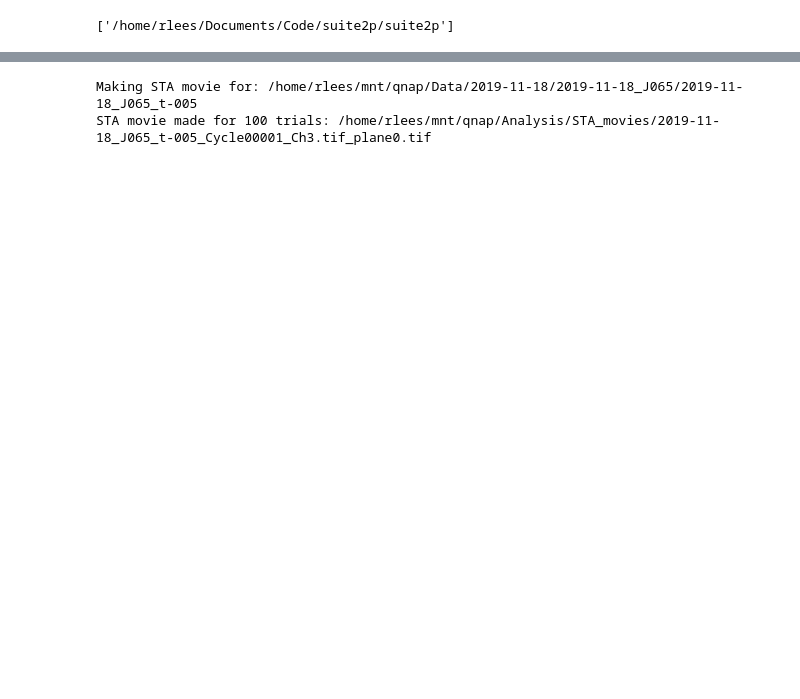
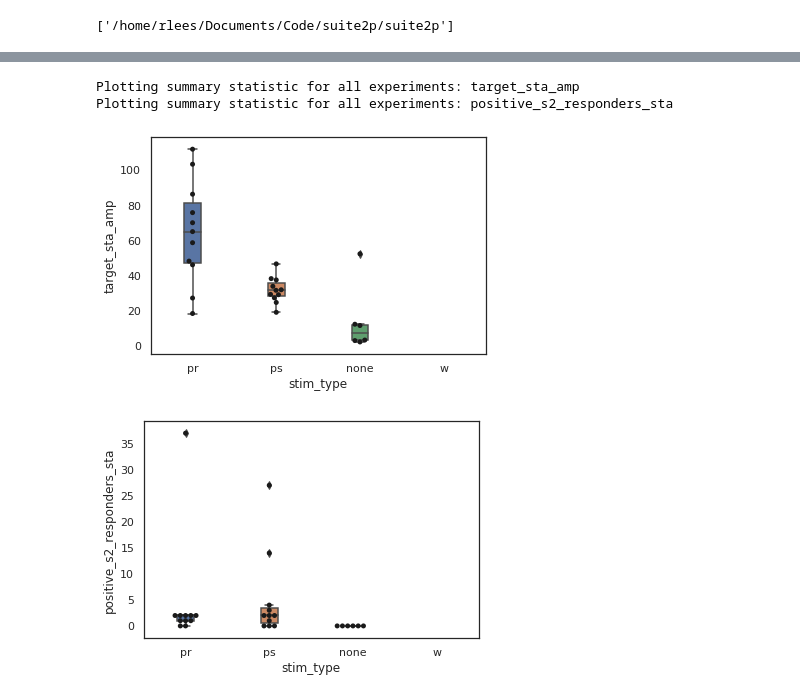
Before and after one commit to Packer-Lab/Vape, a Jupyter notebook: jupyter/rob/interareal_analysis.ipynb, the cells around one changed output, grey strips where cells are left out. Cells and saved outputs as stored; diff of their text form; code cells hidden in the pictures; blank space fills up the shorter version.

```diff
--- a/jupyter/rob/interareal_analysis.ipynb
+++ b/jupyter/rob/interareal_analysis.ipynb
@@ -59,13 +62,13 @@ STA movie save path: /home/rlees/mnt/qnap/Analysis/STA_movies
 
 ss_id = '1PgSXs6BVHe9dACWEydykucN74rirNfOY4Vr_AmLcCdY'
 sheet_names = [
-#                '2019-06-11_J048',
-#                '2019-06-13_J052',
-#                '2019-06-25_RL048',
-#                '2019-07-15_RL052',
-#                '2019-08-14_J058',
-#                '2019-08-14_J059',
-#                '2019-08-15_RL055',
+               '2019-06-11_J048',
+               '2019-06-13_J052',
+               '2019-06-25_RL048',
+               '2019-07-15_RL052',
+               '2019-08-14_J058',
+               '2019-08-14_J059',
+               '2019-08-15_RL055',
                '2019-11-14_J061',
                '2019-11-14_J063',
                '2019-11-15_J064',
@@ -77,16 +80,16 @@ for sheet_name in sheet_names:
     # Initialise the class
     exp_obj = iac.experimentInfo(ss_id, sheet_name, qnap_data_path)
 
-    # Run s2p on this experiment (if not already done)
+#     # Run s2p on this experiment (if not already done)
 #     exp_obj.s2pRun()
 
     # Get the range of frames that are attributed to each experiment (from the concatenated t-series)
     exp_obj.getFrameRanges()
 
     # Process the s2p data (after manual curation)
-    exp_obj.photostim_r.s2pProcessing()
-    exp_obj.photostim_s.s2pProcessing()
-    exp_obj.whisker_stim.s2pProcessing()
+    exp_obj.photostim_r.s2pProcessing(s2_borders_path)
+    exp_obj.photostim_s.s2pProcessing(s2_borders_path)
+    exp_obj.whisker_stim.s2pProcessing(s2_borders_path)
 
     # Add sham photostim metadata
     exp_obj.spont.stim_start_frames = exp_obj.photostim_r.stim_start_frames
@@ -99,8 +102,10 @@ for sheet_name in sheet_names:
     exp_obj.spont.n_groups = exp_obj.photostim_r.n_groups
     exp_obj.spont.n_trials = exp_obj.photostim_r.n_trials
     exp_obj.spont.inter_point_delay = exp_obj.photostim_r.inter_point_delay
+    exp_obj.spont.targeted_cells = exp_obj.photostim_r.targeted_cells
+    exp_obj.spont.n_targets = exp_obj.photostim_r.n_targets
 
-    exp_obj.spont.s2pProcessing()
+    exp_obj.spont.s2pProcessing(s2_borders_path)
 
     # Pickle the object output to save it for analysis
     pkl_path = os.path.join(pkl_folder, sheet_name + '.pkl')
@@ -206,40 +232,48 @@ vars(master_obj)
 # %%
 # Plot summary statistics and other analytics
 
 with open(master_path, 'rb') as f:
     master_obj = pickle.load(f)
 
-#Plot mean STA dFF amplitude across all cells in group
+# Plot probability of response on whisker trials for 'ps' and 'pr' target responders
+# master_obj.plotWhiskerBias()
+
+# Plot mean STA dFF amplitude across all cells in group
 master_obj.boxplotSummaryStat('target_sta_amp')
 # plt.savefig(os.path.join(fig_save_path, 'target_sta_amp.svg'))
 # master_obj.boxplotSummaryStat('non_target_sta_amp')
 # master_obj.boxplotSummaryStat('s2_sta_amp')
 master_obj.boxplotSummaryStat('positive_s2_responders_sta')
 # plt.savefig(os.path.join(fig_save_path, 'positive_s2_responders_sta.svg'))
 
 # Plot mean STA dFF trace across all cells in group
-master_obj.lineplotSTA('target_sta')
+# master_obj.lineplotSTA('target_sta')
 # plt.savefig(os.path.join(fig_save_path, 'target_sta.svg'))
 # master_obj.lineplotSTA('non_target_sta')
 # master_obj.lineplotSTA('s2_sta')
 
 # Plot probability of response for each stim separately for each animal
-master_obj.boxplotProbResponse(to_mask='s1_cells')
-plt.savefig(os.path.join(fig_save_path, 'prob_response_boxplot.svg'))
+# master_obj.boxplotProbResponse(to_mask='s1_cells')
+# plt.savefig(os.path.join(fig_save_path, 'prob_response_boxplot.svg'))
 
 # Plot probability of response for each cell across two different stim types
-master_obj.scatterProbResponse(to_mask='s1_cells')
-plt.savefig(os.path.join(fig_save_path, 'prob_response_scatter.svg'))
+# master_obj.scatterProbResponse(to_mask='s1_cells')
+# plt.savefig(os.path.join(fig_save_path, 'prob_response_scatter.svg'))
 
 # Plot reliable responders over 100 trials (STA)
-# master_obj.scatterResponseSTA(['target_responders_sta', 'positive_s2_responders_sta'], proportion=True)
+# master_obj.scatterResponseSTA(['target_responders_sta', 'positive_s2_responders_sta'], proportion=False)
 # master_obj.scatterResponseSTA(['positive_s1_responders_sta', 'positive_s2_responders_sta'], proportion=True)
 
 # Plot all responders per trial (> 2 S.D. of baseline)
 # master_obj.scatterResponseTrial(['target_responders_trial', 'positive_s2_responders_trial'])
 # master_obj.scatterResponseTrial(['target_responders_trial', 'positive_s1_responders_trial'])
 # master_obj.scatterResponseTrial(['positive_s1_responders_trial', 'positive_s2_responders_trial'], proportion=True)
 # master_obj.scatterResponseTrial(['positive_s1_responders_trial', 'positive_s2_responders_trial'])
+# %% [output]
+Plotting summary statistic for all experiments: target_sta_amp
+Plotting summary statistic for all experiments: positive_s2_responders_sta
+[figure, added]
+[figure, added]
 # %%
 # Make STA movie
 
@@ -250,16 +284,13 @@ pkl_list = [
 #             "2019-11-14_J061.pkl",
 #             "2019-11-14_J063.pkl",
 #             "2019-11-15_J064.pkl",
-            "2019-11-18_J065.pkl"
+#             "2019-11-18_J065.pkl"
            ]
 
 for i,pkl in enumerate(pkl_list):
     pkl_list[i] = os.path.join(qnap_path, 'pkl_files', pkl)
 
 master_obj.staMovie(stam_save_path, pkl_list)
-# %% [output]
-Making STA movie for: /home/rlees/mnt/qnap/Data/2019-11-18/2019-11-18_J065/2019-11-18_J065_t-005
-STA movie made for 100 trials: /home/rlees/mnt/qnap/Analysis/STA_movies/2019-11-18_J065_t-005_Cycle00001_Ch3.tif_plane0.tif
 # %%
 # Play with dataframes from master object
 
```
Also changed, not shown: parts of 9 cells of this notebook, 1 other file.
